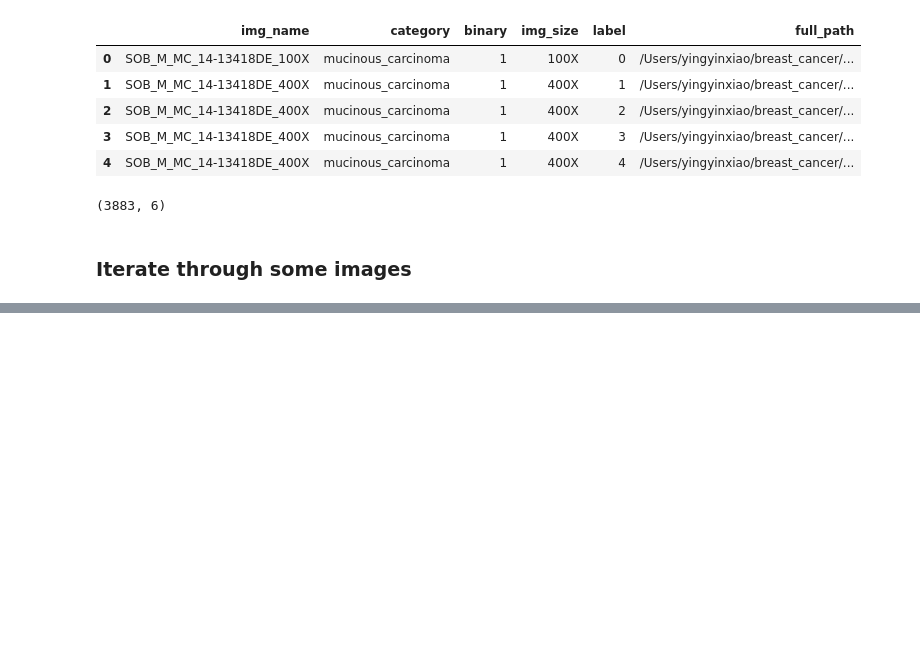
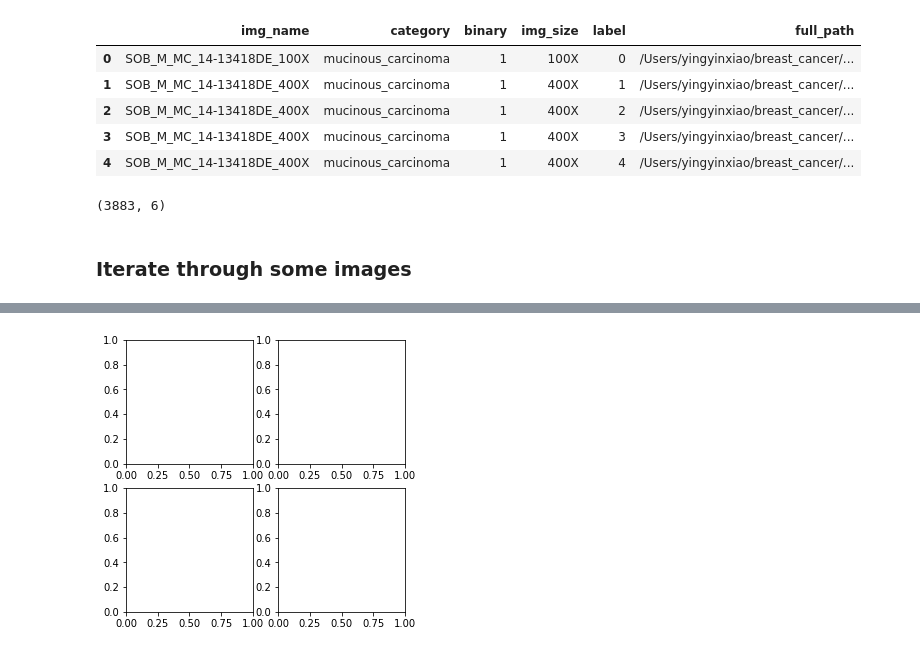
Before and after one commit to nishraptor/Breast-Cancer-Classification, a Jupyter notebook: ExploratoryNotebook.ipynb, the cells around one changed output, grey strips where cells are left out. Cells and saved outputs as stored; diff of their text form; code cells hidden in the pictures; blank space fills up the shorter version.

```diff
--- a/ExploratoryNotebook.ipynb
+++ b/ExploratoryNotebook.ipynb
@@ -328,0 +431,9 @@ print(img.size)
+# %%
+fig = plt.figure(figsize=(5, 5))
+for i in range(1, 5):
+    ax = fig.add_subplot(rows, columns, i)
+    if np.argmax(y_train[i]) == 1:
+        ax.title.set_text('Malignant')
+        plt.imshow(X_train[i], interpolation='nearest')
+# %% [output]
+[figure, added]
```
Also changed, not shown: parts of 15 cells of this notebook, 1 other file.
